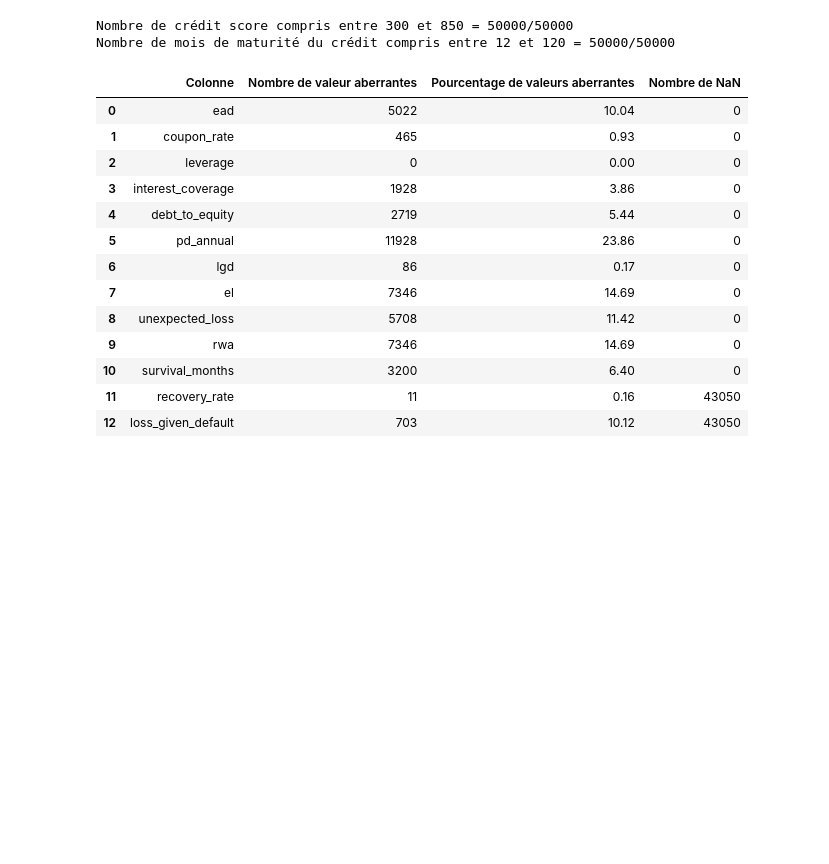
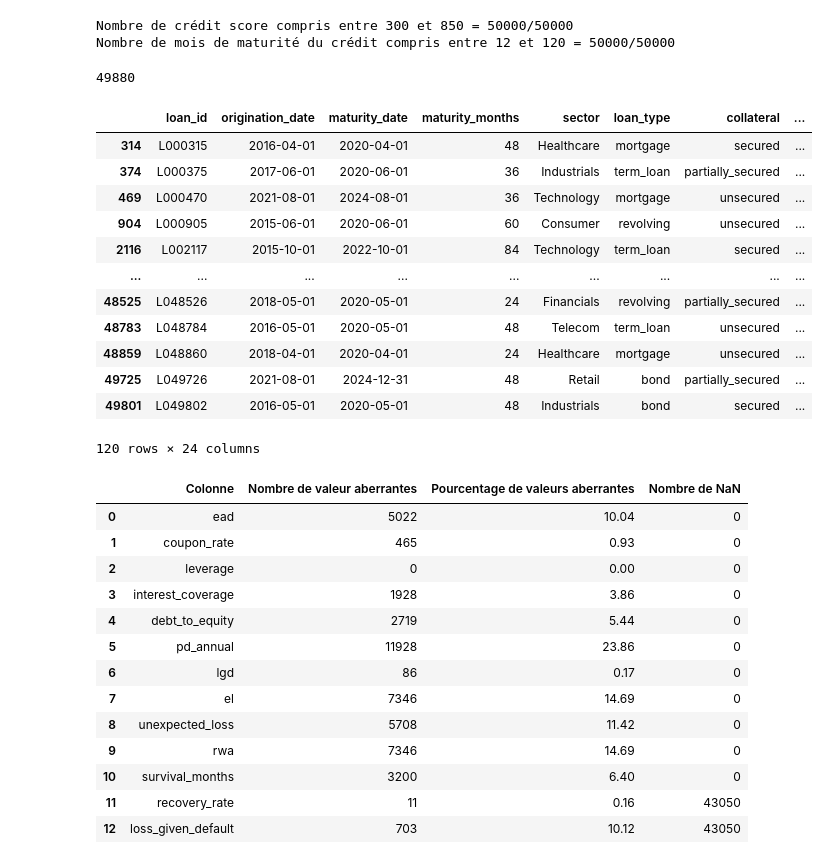
Before and after one commit to NajimDja/Analyse-risque-credit, a Jupyter notebook: analyse_credit.ipynb, the cells around one changed output. Cells and saved outputs as stored; diff of their text form; code cells hidden in the pictures; blank space fills up the shorter version.

Commit message:
Check cohérence colonnes

```diff
--- a/analyse_credit.ipynb
+++ b/analyse_credit.ipynb
@@ -111,6 +111,50 @@ print(f"Nombre de mois de maturité du crédit compris entre 12 et 120 = {df_loa
 # %% [output]
 Nombre de crédit score compris entre 300 et 850 = 50000/50000
 Nombre de mois de maturité du crédit compris entre 12 et 120 = 50000/50000
+# %%
+# Cohérence de la variable 'survival_months'
+def check_colum_result(df : pd.DataFrame):
+    s = []
+    row_error = []
+    for idx, (i,j,k) in enumerate(zip(df['maturity_months'], df['survival_months'], df['defaulted'])):
+        coherence = None
+        if k == 1:
+            if i != j and (i > j):
+                coherence = 1
+            else:
+                coherence = 0
+                row_error.append(idx)
+        else:
+            if i == j:
+                coherence = 1
+            else:
+                coherence = 0
+                row_error.append(idx)
+
+        s.append(coherence)
+
+    print(sum(s))
+    return row_error
+# %%
+errors = check_colum_result(df_loans)
+# %% [output]
+49880
+# %%
+df_loans.loc[errors]
+# %% [output]
+|  | loan_id | origination_date | maturity_date | maturity_months | sector | loan_type | collateral | ... |
+| 314 | L000315 | 2016-04-01 | 2020-04-01 | 48 | Healthcare | mortgage | secured | ... |
+| 374 | L000375 | 2017-06-01 | 2020-06-01 | 36 | Industrials | term_loan | partially_secured | ... |
+| 469 | L000470 | 2021-08-01 | 2024-08-01 | 36 | Technology | mortgage | unsecured | ... |
+| 904 | L000905 | 2015-06-01 | 2020-06-01 | 60 | Consumer | revolving | unsecured | ... |
+| 2116 | L002117 | 2015-10-01 | 2022-10-01 | 84 | Technology | term_loan | secured | ... |
+| ... | ... | ... | ... | ... | ... | ... | ... | ... |
+| 48525 | L048526 | 2018-05-01 | 2020-05-01 | 24 | Financials | revolving | partially_secured | ... |
+| 48783 | L048784 | 2016-05-01 | 2020-05-01 | 48 | Telecom | term_loan | unsecured | ... |
+| 48859 | L048860 | 2018-04-01 | 2020-04-01 | 24 | Healthcare | mortgage | unsecured | ... |
+| 49725 | L049726 | 2021-08-01 | 2024-12-31 | 48 | Retail | bond | partially_secured | ... |
+| 49801 | L049802 | 2016-05-01 | 2020-05-01 | 48 | Industrials | bond | secured | ... |
+120 rows × 24 columns
 # %%
 outliers = dq.check_outliers(df_loans, col_to_ignore=['defaulted', 'credit_score', 'maturity_months'])
 outliers
```
Also changed, not shown: parts of 2 cells of this notebook.
